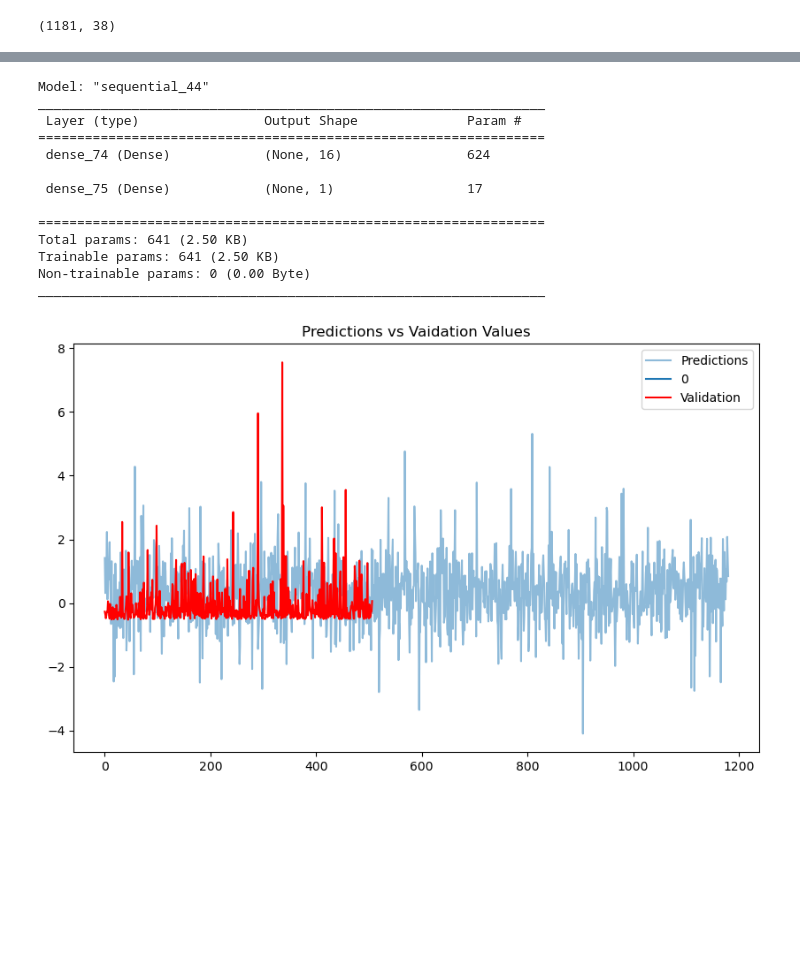
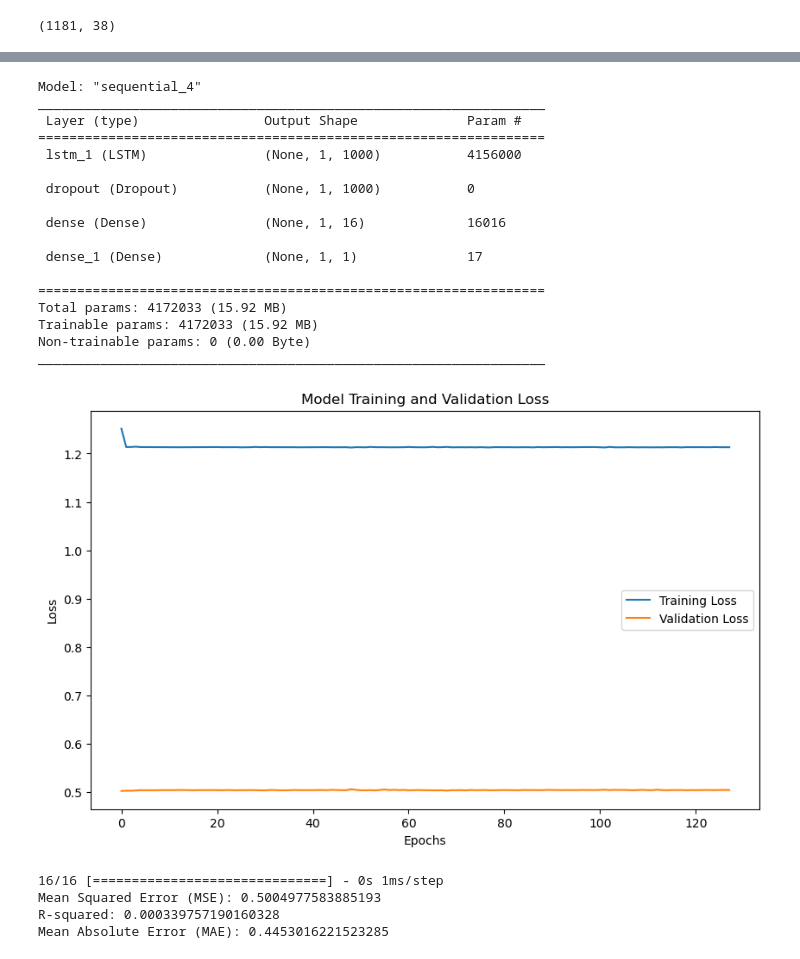
Before and after one commit to jhenson239/Capstone-Two, a Jupyter notebook: Test.ipynb, the cells around one changed output, grey strips where cells are left out. Drawn from its saved outputs; the diff is of its cells as text; code cells hidden in the pictures; blank space fills up the shorter version.

```diff
--- a/Test.ipynb
+++ b/Test.ipynb
@@ -148,18 +122,21 @@ train_inout_seq[:5]
 #ValueError: Failed to convert a NumPy array to a Tensor (Unsupported object type int).
 X_train = np.array(X_train, dtype=np.float32)
 y_train = np.array(y_train, dtype=np.float32)
+X_val = np.array(X_val, dtype=np.float32)
+y_val = np.array(y_val, dtype=np.float32)
+
+
 
 
 #Build and train model, got help from a datacamp course Introduction to Deep Learning with Keras.
 model = Sequential()
-#Trouble line below I cant seem to figure this out model works without it.
-
+model.add(LSTM(units=1000, return_sequences=True, input_shape=(X_train.shape[1], X_train.shape[2])))
+model.add(Dropout(0.2))
 model.add(Dense(16, input_shape=(38,), activation='relu'))
-
 model.add(Dense(1))
-model.compile(optimizer='adam', loss='mse',metrics=['mean_absolute_error'])
+model.compile(optimizer='adam', loss='mse')
 print('Here comes the numbers!\n This could take a minute........')
-model.fit(X_train, y_train, epochs=128)
+history = model.fit(X_train, y_train, epochs=128,batch_size=16,validation_data=(X_val,y_val))
 # %% [output]
 Here comes the numbers!
  This could take a minute........
@@ -193,16 +158,20 @@ y_pred = model.predict(X_train)
 # %%
 model.summary()
 # %% [output]
-Model: "sequential_44"
+Model: "sequential_4"
 _________________________________________________________________
  Layer (type)                Output Shape              Param #
 =================================================================
- dense_74 (Dense)            (None, 16)                624
+ lstm_1 (LSTM)               (None, 1, 1000)           4156000
 
- dense_75 (Dense)            (None, 1)                 17
+ dropout (Dropout)           (None, 1, 1000)           0
+
+ dense (Dense)               (None, 1, 16)             16016
+
+ dense_1 (Dense)             (None, 1, 1)              17
 
 =================================================================
-Total params: 641 (2.50 KB)
-Trainable params: 641 (2.50 KB)
+Total params: 4172033 (15.92 MB)
+Trainable params: 4172033 (15.92 MB)
 Non-trainable params: 0 (0.00 Byte)
 _________________________________________________________________
@@ -209,9 +180,30 @@ _________________________________________________________________
 # %%
-plt.figure(figsize=(10,6))
-sns.lineplot(y_pred, color='blue', label='Predictions',alpha=0.5)
-sns.lineplot(y_val, color='red', label='Validation')
-plt.title('Predictions vs Vaidation Values')
+plt.figure(figsize=(10, 6))
+plt.plot(history.history['loss'], label='Training Loss')
+plt.plot(history.history['val_loss'], label='Validation Loss')
+plt.title('Model Training and Validation Loss')
+plt.xlabel('Epochs')
+plt.ylabel('Loss')
 plt.legend()
 plt.show()
 # %% [output]
-[figure, old version]
+[figure, new version]
+# %%
+# Predict
+y_pred = model.predict(X_val)
+# Reshaping predictions to match y_test
+y_pred = y_pred.flatten()
+# Evaluate the model performance
+mse = mean_squared_error(y_val, y_pred)
+r2 = r2_score(y_val, y_pred)
+mae = mean_absolute_error(y_val, y_pred)
+print(f'Mean Squared Error (MSE): {mse}')
+print(f'R-squared: {r2}')
+print(f'Mean Absolute Error (MAE): {mae}')
+# Save the model for future predictions
+model.save("game_sales_forecast_model.keras")
+# %% [output]
+16/16 [==============================] - 0s 1ms/step
+Mean Squared Error (MSE): 0.5004977583885193
+R-squared: 0.000339757190160328
+Mean Absolute Error (MAE): 0.4453016221523285
```
Also changed, not shown: parts of 6 cells of this notebook.
